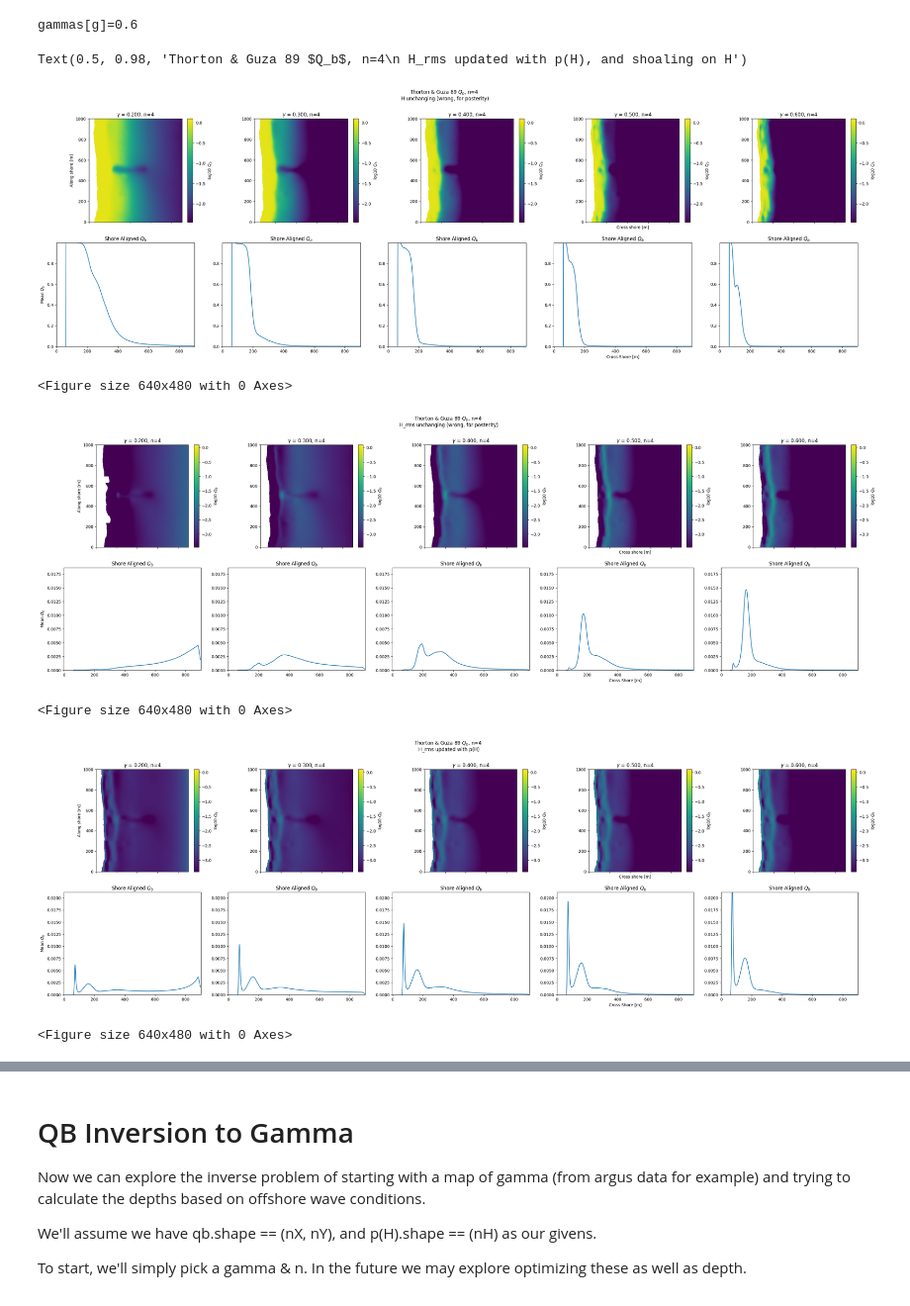
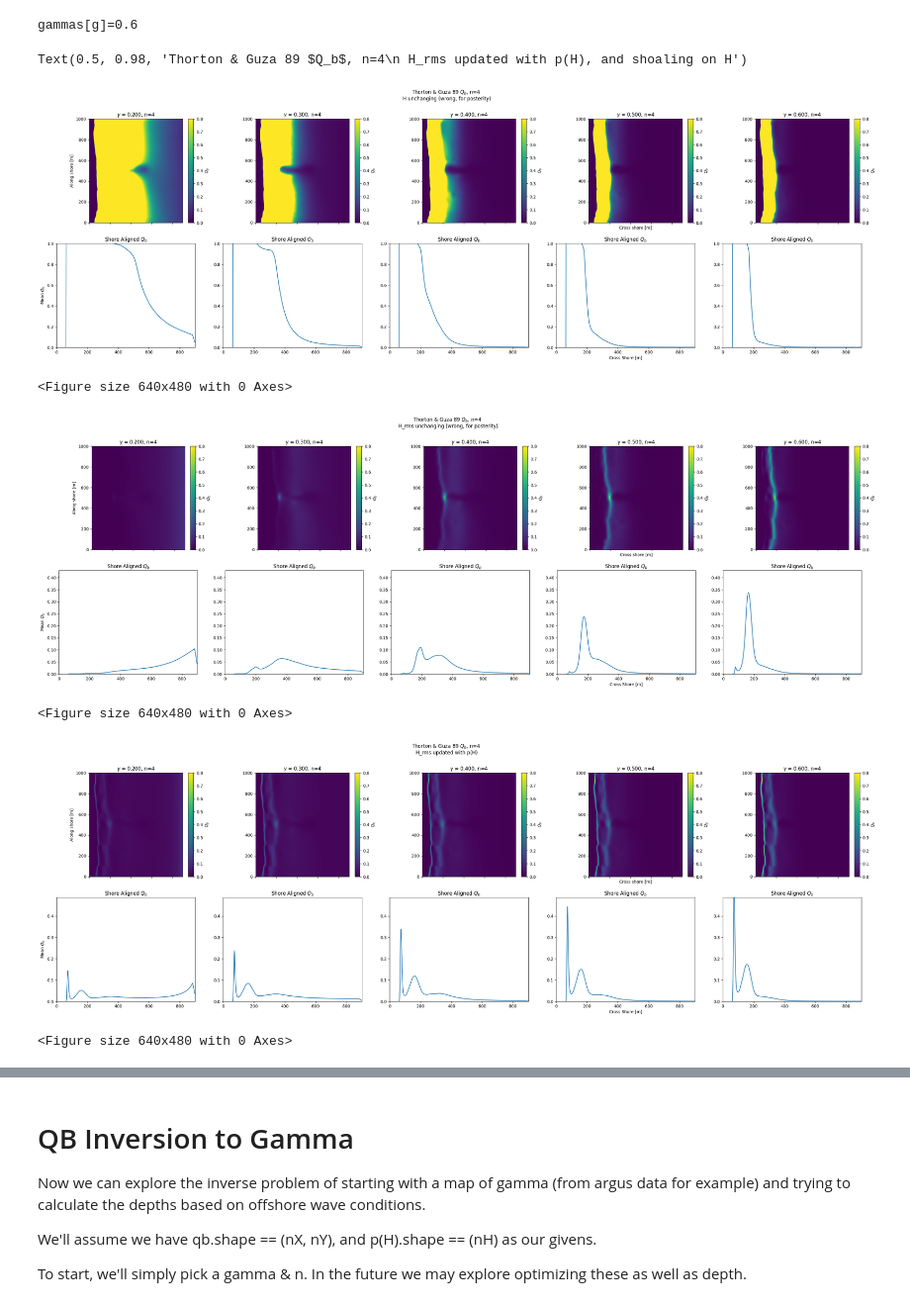
Before and after one commit to mleclair73/dunex, a Jupyter notebook: analytical_qb.ipynb, the cells around one changed output, grey strips where cells are left out. Shown at 99% size. Drawn from its saved outputs; the diff is of its cells as text; code cells hidden in the pictures.

```diff
--- a/analytical_qb.ipynb
+++ b/analytical_qb.ipynb
@@ -427,7 +428,7 @@ def compute_qb(gamma, bathy, update_H=True, update_Hrms=False, shoal_H=False):
         if update_H:
             pH -= pb
 
-        qb_local[j] = np.minimum(np.sum(pb)*dH, 1)
+        qb_local[j] = np.minimum(np.trapz(pb, shoaled_h), 1)
     return qb_local
 
 # Parallelized loop
@@ -437,11 +438,11 @@ qb_changing_hrms = np.zeros((len(gammas), 1001, 901))
 qb_changing_hrms_and_shoaling = np.zeros((len(gammas), 1001, 901))
 
 for g in tqdm(range(len(gammas))):
-    print(f'{gammas[g]=}')
     qb_static_H[g, :, :] = Parallel(n_jobs=-1)(delayed(compute_qb)(gammas[g], -bathy.h.isel(eta_rho=i).values, update_H=False) for i in range(1001))
     qb_static_hrms[g, :, :] = Parallel(n_jobs=-1)(delayed(compute_qb)(gammas[g], -bathy.h.isel(eta_rho=i).values) for i in range(1001))
     qb_changing_hrms[g, :, :] = Parallel(n_jobs=-1)(delayed(compute_qb)(gammas[g], -bathy.h.isel(eta_rho=i).values, update_Hrms=True) for i in range(1001))
     qb_changing_hrms_and_shoaling[g, :, :] = Parallel(n_jobs=-1)(delayed(compute_qb)(gammas[g], -bathy.h.isel(eta_rho=i).values, update_Hrms=True, shoal_H=True) for i in range(1001))
+    print(f'{gammas[g]=}')
 # %% [output]
 gammas[g]=0.2
 gammas[g]=0.3
@@ -455,41 +456,44 @@ def plot_qbs(qb):
     fig, axs = plt.subplots(2, len(gammas), figsize=(35, 10), sharex=True, sharey=False)
     for g in range(len(gammas)):
         ax = axs[0, g]
-        im = ax.imshow(np.log10(qb[g]), vmin=np.log10(qb_min), vmax=np.log10(qb_max))
+        # im = ax.imshow(np.log10(qb[g]), vmin=np.log10(qb_min), vmax=np.log10(qb_max))
+        # fig.colorbar(im, ax=ax, fraction=0.051, pad=0.04, label='log10 $Q_b$')
+        im = ax.imshow((qb[g]), vmin=(0), vmax=(0.8))
+        fig.colorbar(im, ax=ax, fraction=0.051, pad=0.04, label='$Q_b$')
         ax.set_title(rf'$\gamma$ = {gammas[g]:.3f}, n={n}')
-        fig.colorbar(im, ax=ax, fraction=0.051, pad=0.04, label='log10 $Q_b$')
 
         ax = axs[1, g]
         shoreline = np.argmax(
             np.isnan(bathy.h.values) * np.arange(0, 901),
             axis=1)
         aligned_qb = np.zeros_like(qb[g])
         for j, start in enumerate(shoreline):
             aligned_qb[j, 0:aligned_qb.shape[1] - start] = qb[g, j, start:]
         mean_shoreline = int(shoreline.mean(0))
+
         ax.plot(np.arange(901)[mean_shoreline:], aligned_qb.mean(0)[:-mean_shoreline])
         ax.set_title('Shore Aligned $Q_b$')
         ax.set_ylim(0, np.percentile(np.nan_to_num(qb[-1], 0), 99.5))
 
     axs[0, 0].set_ylabel('Along shore [m]')
     axs[0, 3].set_xlabel('Cross shore [m]')
     axs[1, 0].set_ylabel('Mean $Q_b$')
     axs[1, 3].set_xlabel('Cross Shore [m]')
     axs[1, 3].set_title('Shore Aligned $Q_b$');
     return fig
 
 plot_qbs(qb_static_H).suptitle(f"Thorton & Guza 89 $Q_b$, {n=}\n H unchanging (wrong, for posterity)")
 plt.figure()
 plot_qbs(qb_static_hrms).suptitle(f"Thorton & Guza 89 $Q_b$, {n=}\n H_rms unchanging (wrong, for posterity)")
 plt.figure()
 plot_qbs(qb_changing_hrms).suptitle(f"Thorton & Guza 89 $Q_b$, {n=}\n H_rms updated with p(H)")
 plt.figure()
 plot_qbs(qb_changing_hrms_and_shoaling).suptitle(f"Thorton & Guza 89 $Q_b$, {n=}\n H_rms updated with p(H), and shoaling on H")
 # %% [output]
 Text(0.5, 0.98, 'Thorton & Guza 89 $Q_b$, n=4\n H_rms updated with p(H), and shoaling on H')
-[figure, old version]
+[figure, new version]
 <Figure size 640x480 with 0 Axes>
-[figure, old version]
+[figure, new version]
 <Figure size 640x480 with 0 Axes>
-[figure, old version]
+[figure, new version]
 <Figure size 640x480 with 0 Axes>
```
Also changed, not shown: parts of 28 cells of this notebook.
